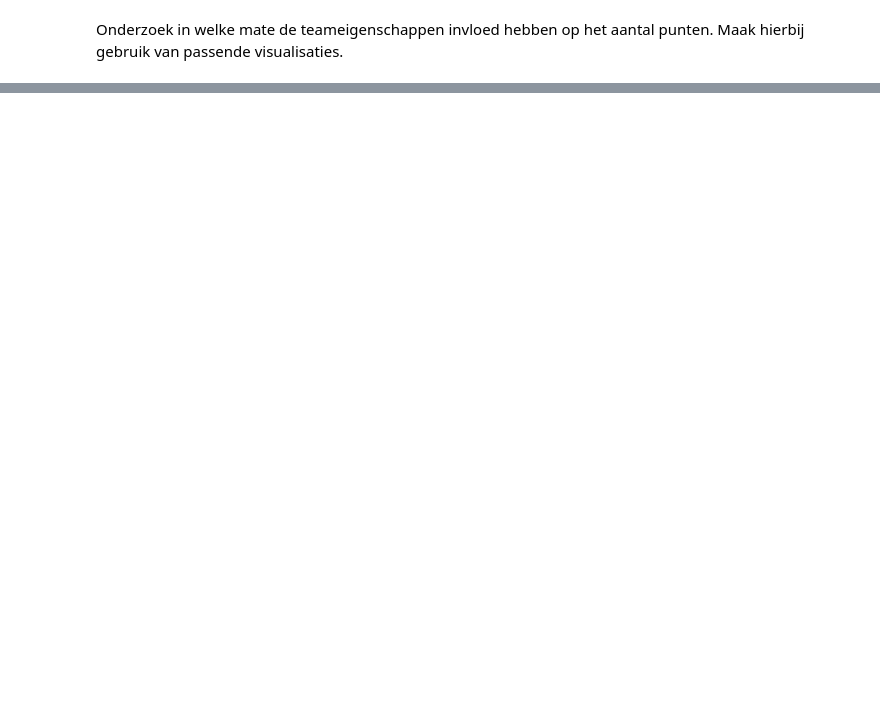
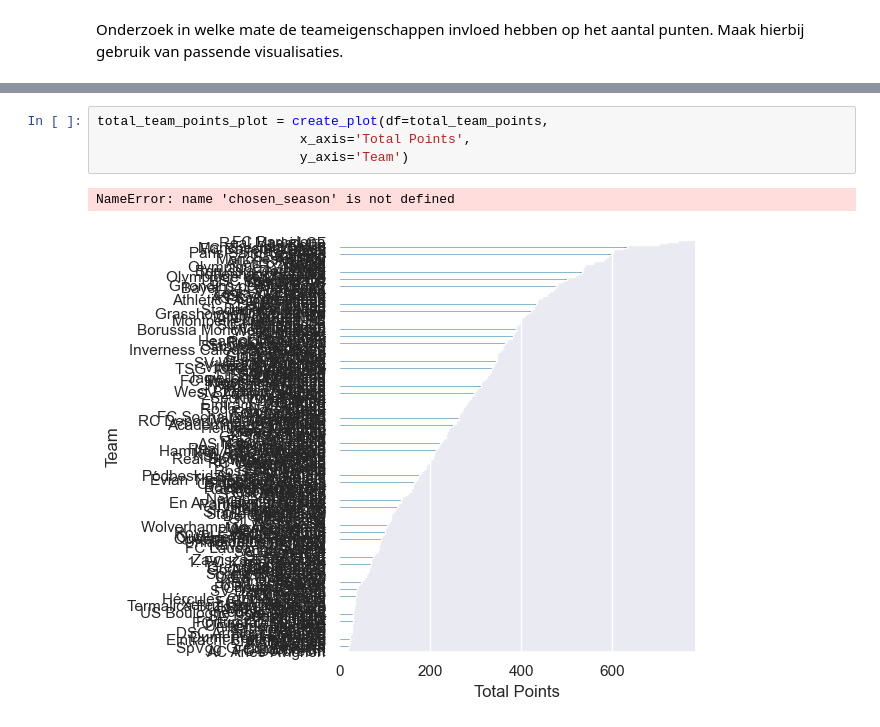
Before and after one commit to Tijnwy/Datalab2, a Jupyter notebook: sprint3.ipynb, the cells around one changed output, grey strips where cells are left out. Saved outputs shown, nothing was run; the diff lists cells and outputs as text; blank space fills up the shorter version.

```diff
--- a/sprint3.ipynb
+++ b/sprint3.ipynb
@@ -53,0 +344,7 @@ Onderzoek in welke mate de teameigenschappen invloed hebben op het aantal punten
+# %%
+total_team_points_plot = create_plot(df=total_team_points,
+                          x_axis='Total Points',
+                          y_axis='Team')
+# %% [output]
+NameError: name 'chosen_season' is not defined
+[figure, added]
```
Also changed, not shown: parts of 13 cells of this notebook, 1 other file.
